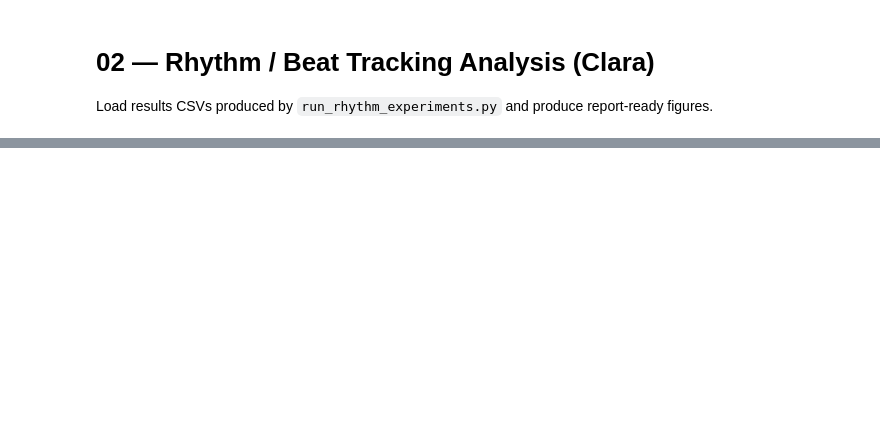
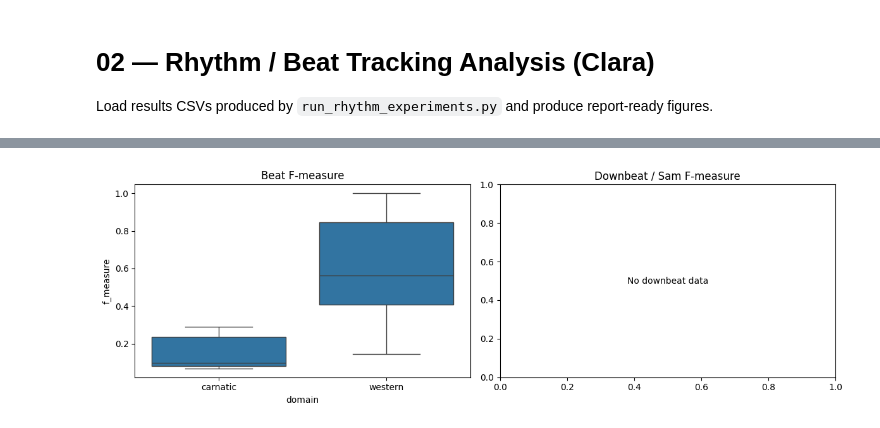
Before and after one commit to loulou413/musico, a Jupyter notebook: notebooks/02_rhythm_analysis.ipynb, the cells around one changed output, grey strips where cells are left out. Drawn from its saved outputs; the diff is of its cells as text; code cells hidden in the pictures; blank space fills up the shorter version.

Commit message:
feat: rhythm analysis notebook with results and interpretation

```diff
--- a/notebooks/02_rhythm_analysis.ipynb
+++ b/notebooks/02_rhythm_analysis.ipynb
@@ -7,5 +8,8 @@ import pandas as pd
 import matplotlib.pyplot as plt
 import seaborn as sns
 
-df = pd.read_csv('../results/rhythm/beat_results.csv')
+df_all = pd.read_csv('../results/rhythm/madmom/beat_results.csv')
+# Only keep tracks where ground-truth beats were available
+df = df_all[df_all['n_ref_beats'] > 0].copy()
+print(f"Evaluable tracks: {len(df)} / {len(df_all)} ({df.groupby('domain').size().to_dict()})")
 df.head()
@@ -12,11 +24,17 @@ df.head()
 # %%
 # F-measure by domain
 fig, axes = plt.subplots(1, 2, figsize=(12, 4))
 sns.boxplot(data=df, x='domain', y='f_measure', ax=axes[0])
 axes[0].set_title('Beat F-measure')
-sns.boxplot(data=df, x='domain', y='downbeat_f_measure', ax=axes[1])
+db_df = df.dropna(subset=['downbeat_f_measure'])
+if not db_df.empty and db_df['domain'].nunique() > 1:
+    sns.boxplot(data=db_df, x='domain', y='downbeat_f_measure', ax=axes[1])
+else:
+    axes[1].text(0.5, 0.5, 'No downbeat data', ha='center', va='center', transform=axes[1].transAxes)
 axes[1].set_title('Downbeat / Sam F-measure')
 plt.tight_layout()
+# %% [output]
+[figure, added]
 # %%
 # Statistical summary
 df.groupby('domain')[['f_measure', 'cemgil', 'continuity', 'downbeat_f_measure']].describe().round(3)
```
Also changed, not shown: parts of 4 cells of this notebook.
